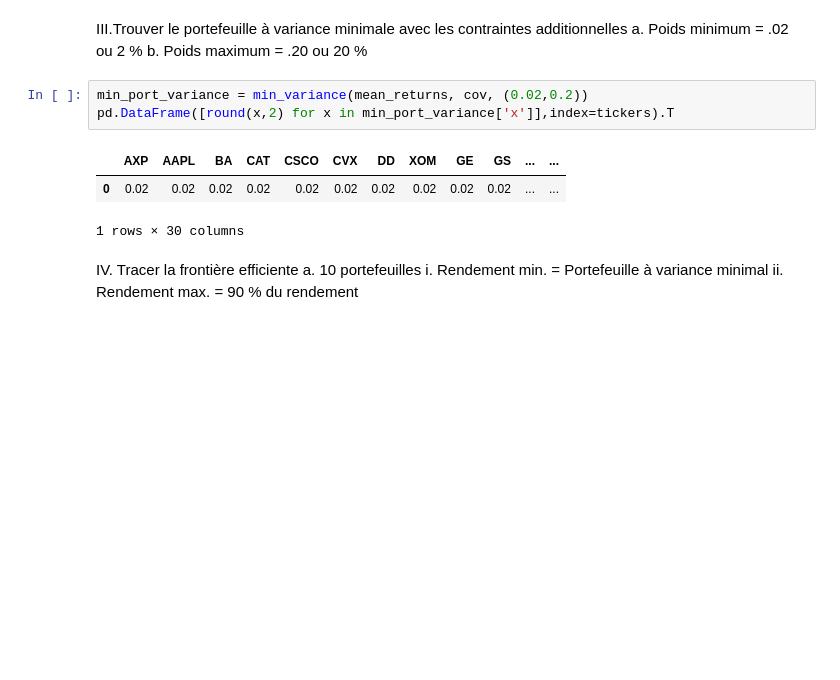
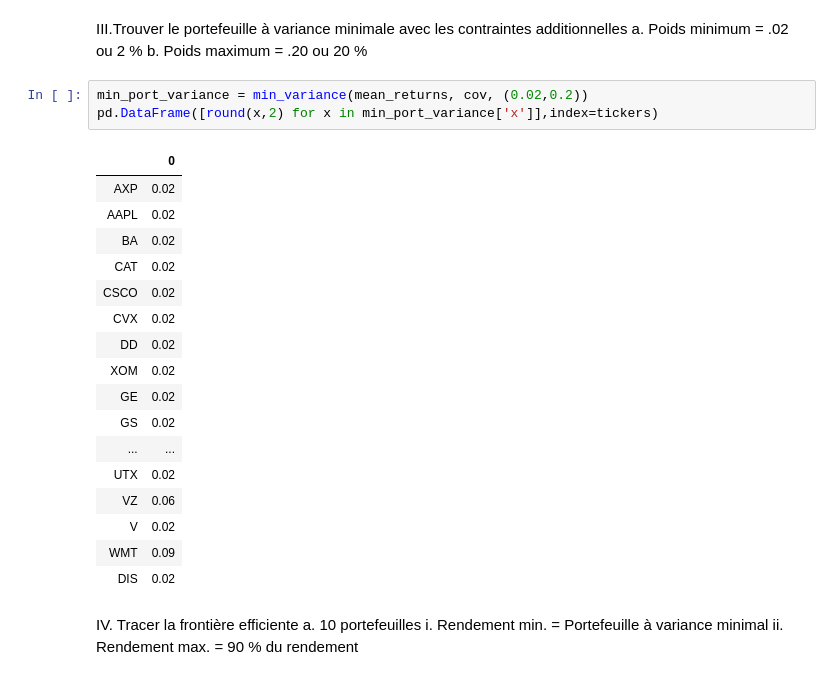
Before and after one commit to poclecoqq/Trending-stocks, a Jupyter notebook: tp1/version final/Exo1.ipynb, the cells around one changed output. Drawn from its saved outputs; the diff is of its cells as text; blank space fills up the shorter version.

```diff
--- a/tp1/version final/Exo1.ipynb
+++ b/tp1/version final/Exo1.ipynb
@@ -89,11 +103,25 @@ a.	Poids minimum = .02 ou 2 %
 b.	Poids maximum = .20 ou 20 %
 # %%
 min_port_variance = min_variance(mean_returns, cov, (0.02,0.2))
-pd.DataFrame([round(x,2) for x in min_port_variance['x']],index=tickers).T
+pd.DataFrame([round(x,2) for x in min_port_variance['x']],index=tickers)
 # %% [output]
-|  | AXP | AAPL | BA | CAT | CSCO | CVX | DD | XOM | GE | GS | ... | ... |
-| 0 | 0.02 | 0.02 | 0.02 | 0.02 | 0.02 | 0.02 | 0.02 | 0.02 | 0.02 | 0.02 | ... | ... |
+|  | 0 |
+| AXP | 0.02 |
+| AAPL | 0.02 |
+| BA | 0.02 |
+| CAT | 0.02 |
+| CSCO | 0.02 |
+| CVX | 0.02 |
+| DD | 0.02 |
+| XOM | 0.02 |
+| GE | 0.02 |
+| GS | 0.02 |
+| ... | ... |
+| UTX | 0.02 |
+| VZ | 0.06 |
+| V | 0.02 |
+| WMT | 0.09 |
+| DIS | 0.02 |
-1 rows × 30 columns
 # %% [markdown]
 IV.	Tracer la frontière efficiente
 a.	10 portefeuilles
```
Also changed, not shown: parts of 2 cells of this notebook, 1 other file.
